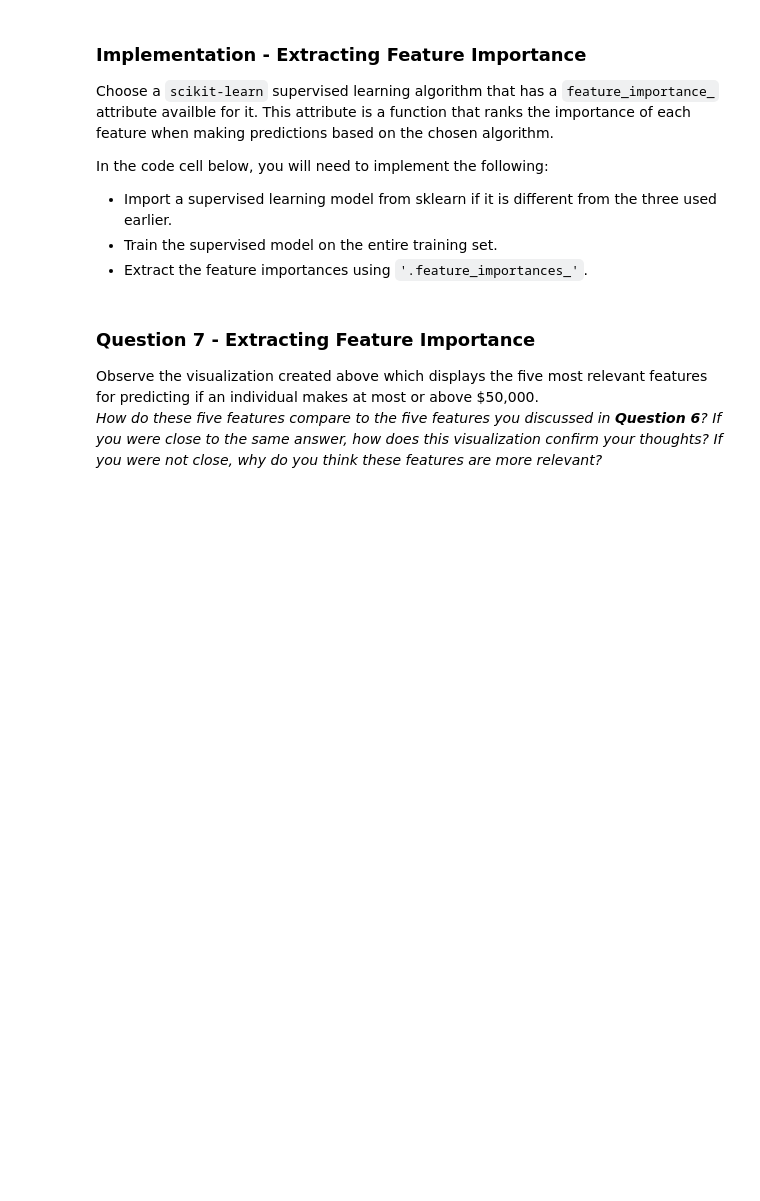
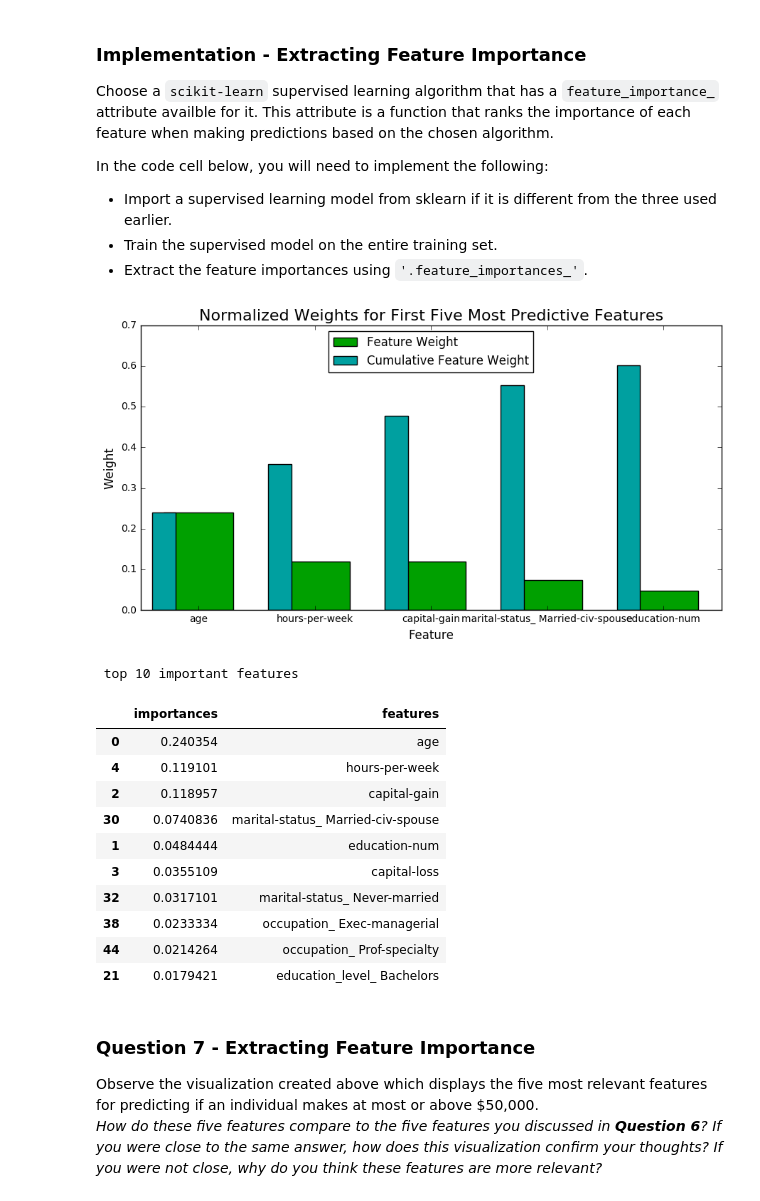
Before and after one commit to yilunzh/machine-learning, a Jupyter notebook: projects/finding_donors/finding_donors.ipynb, the cells around one changed output. Saved outputs shown, nothing was run; the diff lists cells and outputs as text; code cells hidden in the pictures; blank space fills up the shorter version.

```diff
--- a/projects/finding_donors/finding_donors.ipynb
+++ b/projects/finding_donors/finding_donors.ipynb
@@ -273,26 +273,28 @@ def train_predict(learner, sample_size, X_train, y_train, X_test, y_test):
     end = time() # Get end time
 
     # TODO: Calculate the training time
-    results['train_time'] = None
+    results['train_time'] = end - start
+    print("train_time: %f" % results['train_time'])
 
     # TODO: Get the predictions on the test set,
     #       then get predictions on the first 300 training samples
     start = time() # Get start time
     predictions_test = learner.predict(X_test)
-    predictions_train = learner.predict(X_train[0:300])
+    predictions_train = learner.predict(X_train[:300])
     end = time() # Get end time
 
     # TODO: Calculate the total prediction time
     results['pred_time'] = end - start
+    print("pred_time: %f" % results['pred_time'])
 
     # TODO: Compute accuracy on the first 300 training samples
-    results['acc_train'] = accuracy_score(y_train[0:300], predictions_train)
+    results['acc_train'] = accuracy_score(y_train[:300], predictions_train)
 
     # TODO: Compute accuracy on test set
     results['acc_test'] = accuracy_score(y_test, predictions_test)
 
     # TODO: Compute F-score on the the first 300 training samples
-    results['f_train'] = fbeta_score(y_train[0:300], predictions_train, 0.5)
+    results['f_train'] = fbeta_score(y_train[:300], predictions_train, 0.5)
 
     # TODO: Compute F-score on the test set
     results['f_test'] = fbeta_score(y_test, predictions_test, 0.5)
@@ -450,15 +489,40 @@ In the code cell below, you will need to implement the following:
  - Extract the feature importances using `'.feature_importances_'`.
 # %%
 # TODO: Import a supervised learning model that has 'feature_importances_'
+from sklearn.ensemble import RandomForestClassifier
 
 # TODO: Train the supervised model on the training set
-model = None
+model = RandomForestClassifier()
+model.fit(X_train, y_train)
 
 # TODO: Extract the feature importances
-importances = None
+importances = model.feature_importances_
 
 # Plot
 vs.feature_plot(importances, X_train, y_train)
+
+# show most importance features
+a = np.array(importances)
+factors = pd.DataFrame(data = np.array([importances.astype(float), features.columns]).T,
+                       columns = ['importances', 'features'])
+factors = factors.sort_values('importances', ascending=False)
+
+print "\n top 10 important features"
+display(factors[:10])
+# %% [output]
+[figure, added]
+ top 10 important features
+|  | importances | features |
+| 0 | 0.240354 | age |
+| 4 | 0.119101 | hours-per-week |
+| 2 | 0.118957 | capital-gain |
+| 30 | 0.0740836 | marital-status_ Married-civ-spouse |
+| 1 | 0.0484444 | education-num |
+| 3 | 0.0355109 | capital-loss |
+| 32 | 0.0317101 | marital-status_ Never-married |
+| 38 | 0.0233334 | occupation_ Exec-managerial |
+| 44 | 0.0214264 | occupation_ Prof-specialty |
+| 21 | 0.0179421 | education_level_ Bachelors |
 # %% [markdown]
 ### Question 7 - Extracting Feature Importance
 
```
Also changed, not shown: parts of 17 cells of this notebook, 1 other file.
